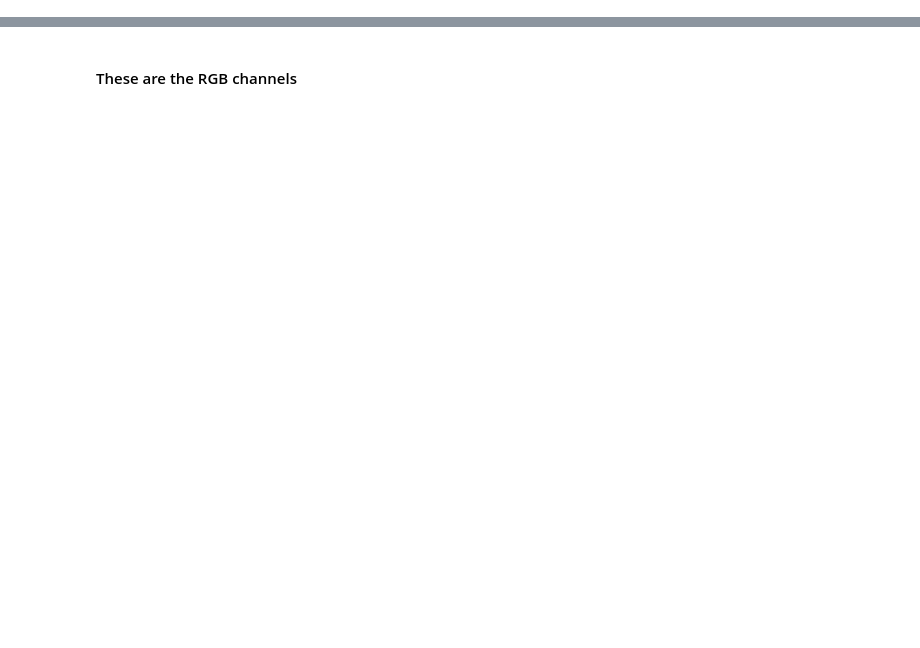
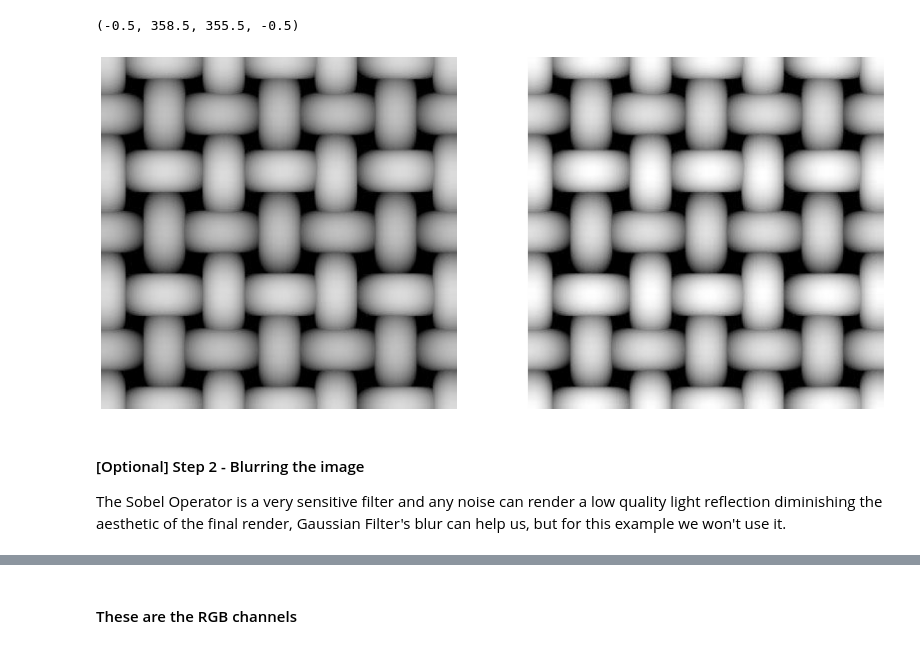
Before and after one commit to vitorgt/NormalMapping, a Jupyter notebook: src/nm.ipynb, the cells around one changed output, grey strips where cells are left out. Drawn from its saved outputs; the diff is of its cells as text; code cells hidden in the pictures; blank space fills up the shorter version.

```diff
--- a/src/nm.ipynb
+++ b/src/nm.ipynb
@@ -339,0 +84,27 @@ plt.axis('off')
+# %%
+def rgb_to_gray(rgb):
+    """Converts coloured image to gray scale"""
+    r, g, b = rgb[:, :, 0], rgb[:, :, 1], rgb[:, :, 2]
+    gray = np.zeros(np.array(rgb.shape)[0:2])
+    # gray = 0.2989 * r + 0.5870 * g + 0.1140 * b
+    gray = 0.2126 * r + 0.7152 * g + 0.0722 * b
+    return gray
+# %%
+gray_img = rgb_to_gray(img)
+
+plt.figure(figsize=(20, 20))
+
+plt.subplot(121)
+plt.imshow(img.astype(np.uint8))
+plt.axis('off')
+
+plt.subplot(122)
+plt.imshow(gray_img, cmap="gray")
+plt.axis('off')
+# %% [output]
+(-0.5, 358.5, 355.5, -0.5)
+[figure, added]
+# %% [markdown]
+#### [Optional] Step 2 - Blurring the image
+
+The Sobel Operator is a very sensitive filter and any noise can render a low quality light reflection diminishing the aesthetic of the final render, Gaussian Filter's blur can help us, but for this example we won't use it.
```
Also changed, not shown: parts of 45 cells of this notebook, 2 other files.
